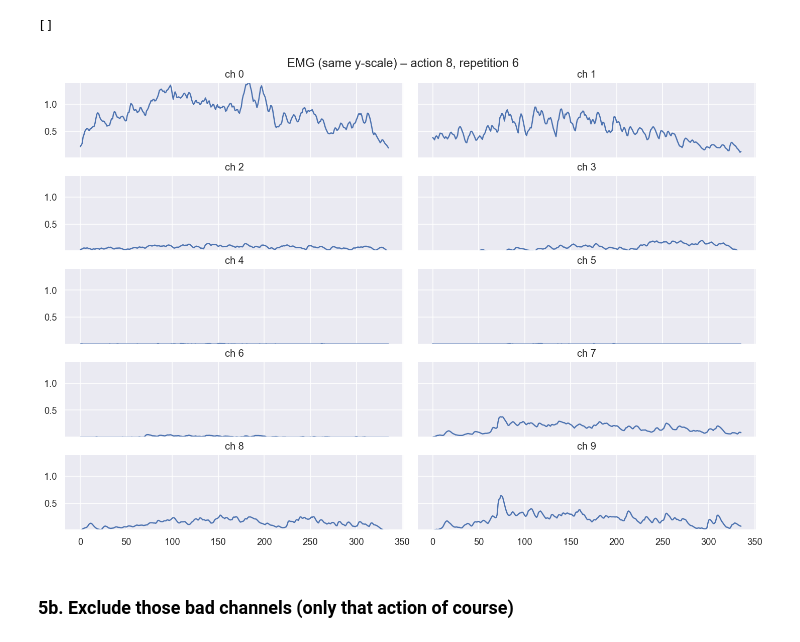
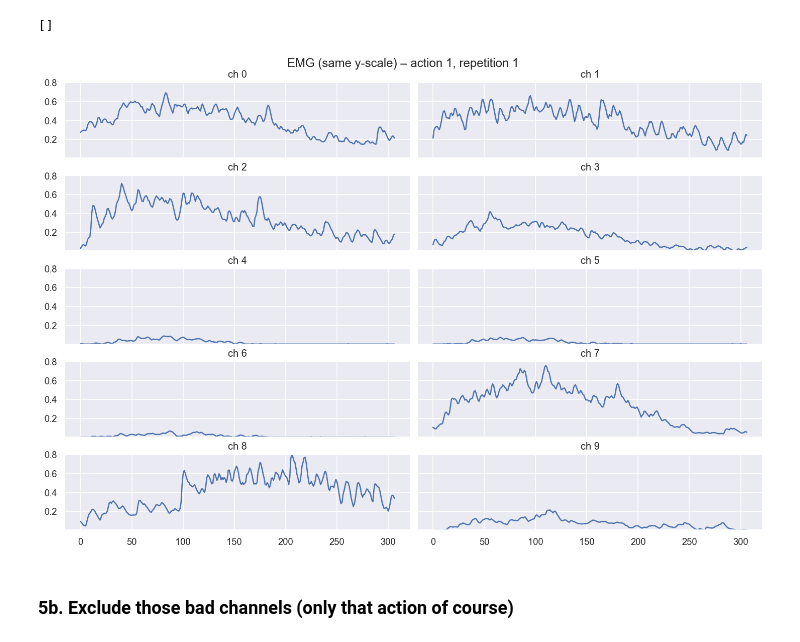
Before and after one commit to philipp-fvef/nx-421-group-w-project-2, a Jupyter notebook: Part1.ipynb, the cells around one changed output. Saved outputs shown, nothing was run; the diff lists cells and outputs as text; code cells hidden in the pictures.

```diff
--- a/Part1.ipynb
+++ b/Part1.ipynb
@@ -385,9 +385,9 @@ bad_trials[:40]  # show first few
 Number of suspicious trials: 0
 []
 # %%
-plot_trial_emg_same_scale(action_id=actions[7], rep_id=unique_reps[5])
+plot_trial_emg_same_scale(action_id=actions[0], rep_id=unique_reps[0])
 # %% [output]
-[figure, old version]
+[figure, new version]
 # %% [markdown]
 ### 5b. Exclude those bad channels (only that action of course)
 # %%
```
Also changed, not shown: parts of 1 cell of this notebook, 1 other file.
